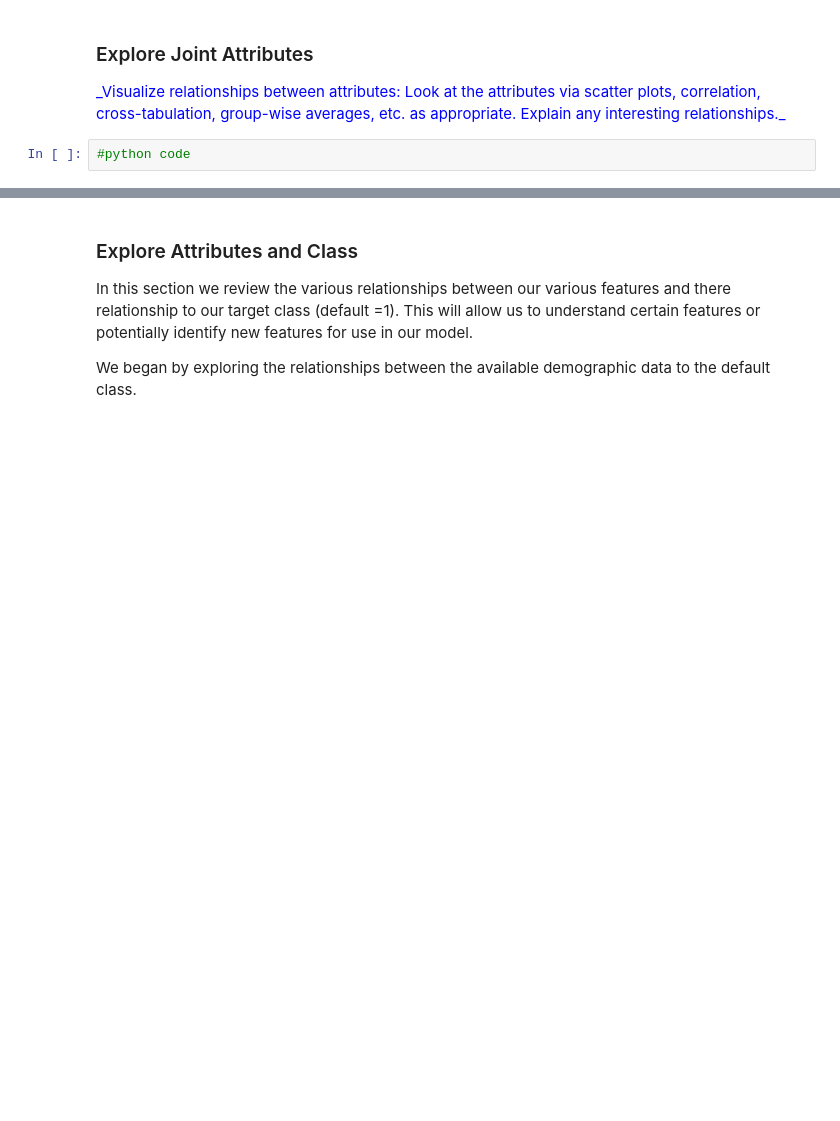
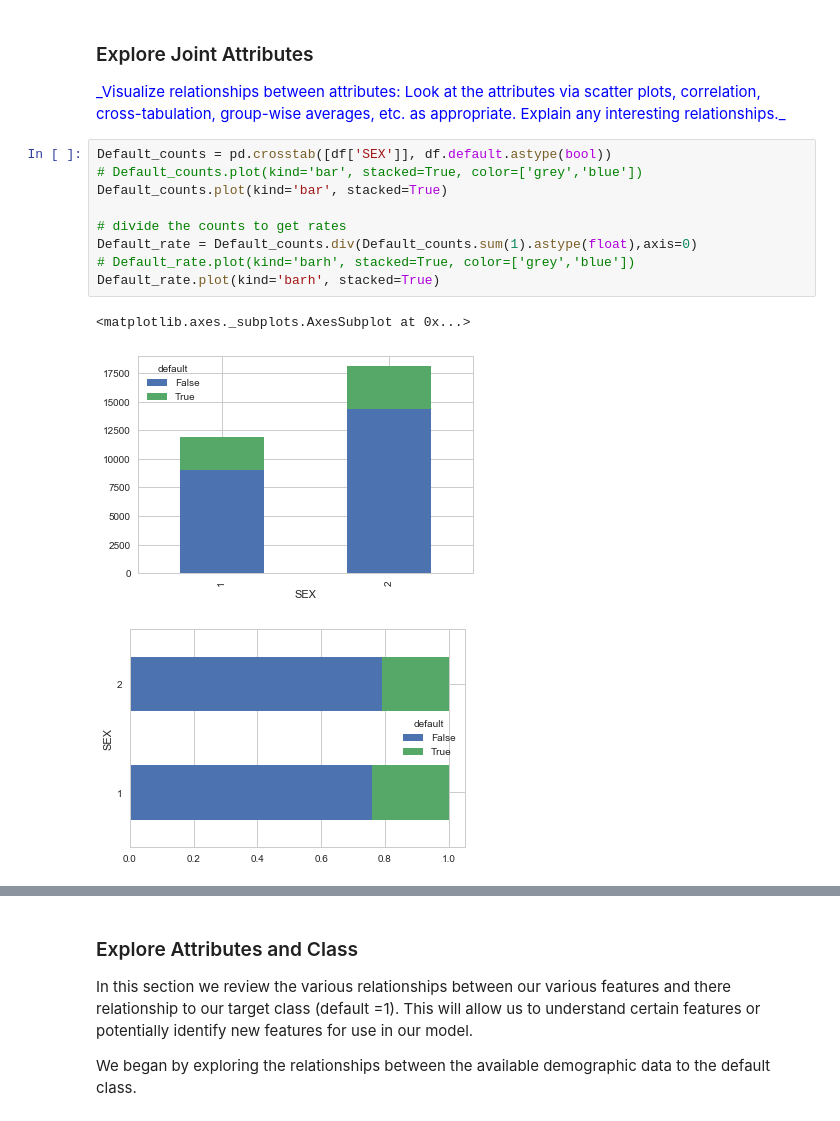
Before and after one commit to davxdan/DataMiningGroupProjects, a Jupyter notebook: Project1/Dan/First Project Work Week Assignment.ipynb, the cells around one changed output, grey strips where cells are left out. Drawn from its saved outputs; the diff is of its cells as text; blank space fills up the shorter version.

```diff
--- a/Project1/Dan/First Project Work Week Assignment.ipynb
+++ b/Project1/Dan/First Project Work Week Assignment.ipynb
@@ -241,5 +257,16 @@ _Visualize the most interesting attributes (at least 5 attributes, your opinion
 <font color='blue'>
 _Visualize relationships between attributes: Look at the attributes via scatter plots, correlation, cross-tabulation, group-wise averages, etc. as appropriate. Explain any interesting relationships._
 </font>
-# %%
-#python code
+# %%
+Default_counts = pd.crosstab([df['SEX']], df.default.astype(bool))
+# Default_counts.plot(kind='bar', stacked=True, color=['grey','blue'])
+Default_counts.plot(kind='bar', stacked=True)
+
+# divide the counts to get rates
+Default_rate = Default_counts.div(Default_counts.sum(1).astype(float),axis=0)
+# Default_rate.plot(kind='barh', stacked=True, color=['grey','blue'])
+Default_rate.plot(kind='barh', stacked=True)
+# %% [output]
+<matplotlib.axes._subplots.AxesSubplot at 0x...>
+[figure, added]
+[figure, added]
```
Also changed, not shown: parts of 36 cells of this notebook, 1 other file.
